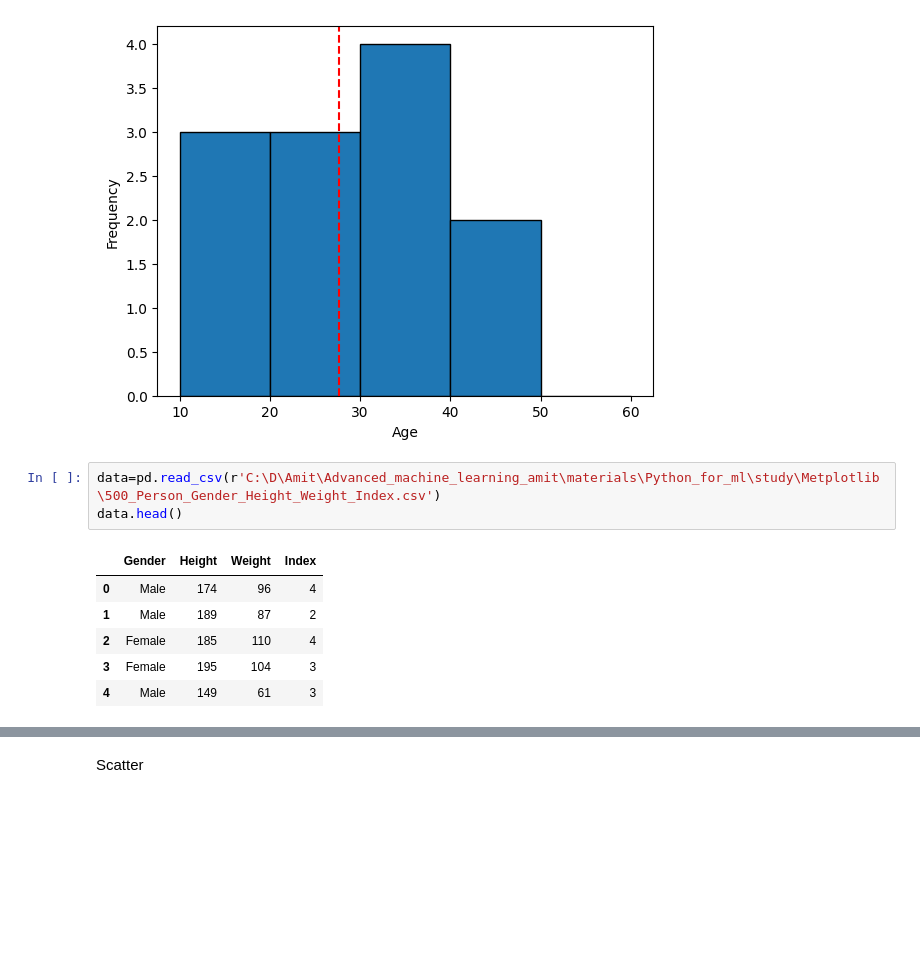
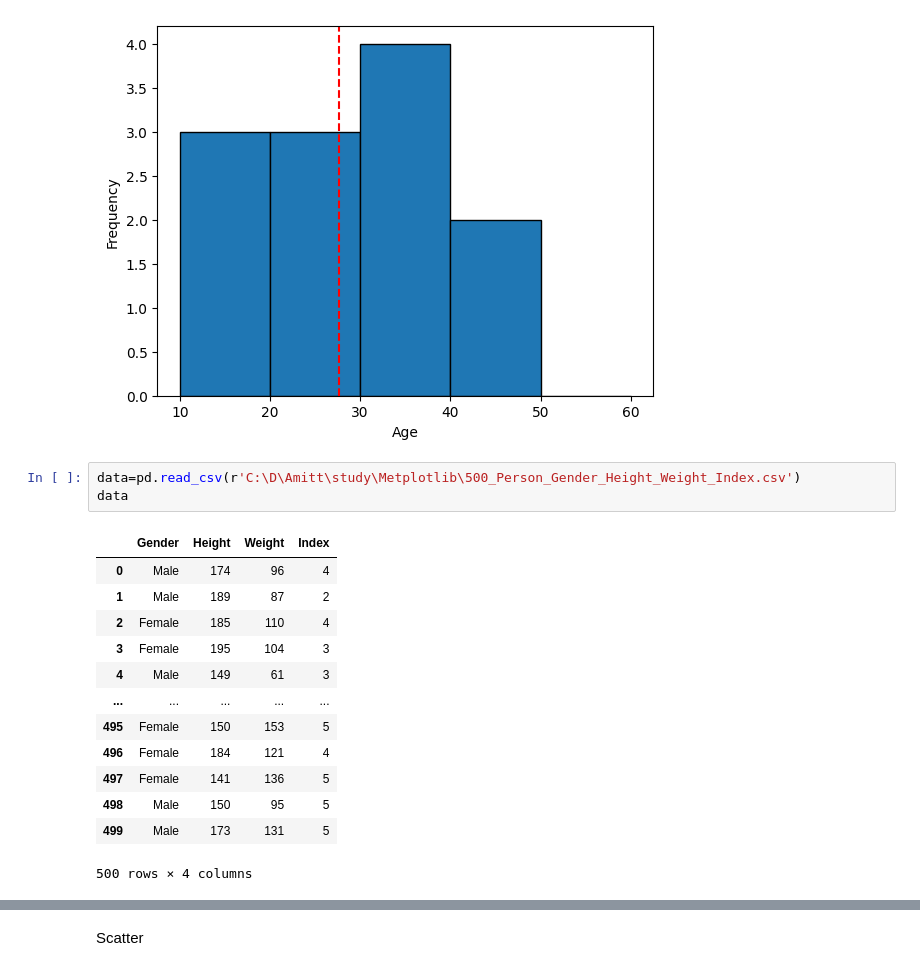
Before and after one commit to Zeyadtharwat66/Amitt, a Jupyter notebook: study/Metplotlib/study_matplotlib.ipynb, the cells around one changed output, grey strips where cells are left out. Drawn from its saved outputs; the diff is of its cells as text; blank space fills up the shorter version.

```diff
--- a/study/Metplotlib/study_matplotlib.ipynb
+++ b/study/Metplotlib/study_matplotlib.ipynb
@@ -159,14 +160,21 @@ plt.xlabel('Age')
 Text(0.5, 0, 'Age')
 [figure]
 # %%
-data=pd.read_csv(r'C:\D\Amit\Advanced_machine_learning_amit\materials\Python_for_ml\study\Metplotlib\500_Person_Gender_Height_Weight_Index.csv')
-data.head()
+data=pd.read_csv(r'C:\D\Amitt\study\Metplotlib\500_Person_Gender_Height_Weight_Index.csv')
+data
 # %% [output]
 |  | Gender | Height | Weight | Index |
 | 0 | Male | 174 | 96 | 4 |
 | 1 | Male | 189 | 87 | 2 |
 | 2 | Female | 185 | 110 | 4 |
 | 3 | Female | 195 | 104 | 3 |
 | 4 | Male | 149 | 61 | 3 |
+| ... | ... | ... | ... | ... |
+| 495 | Female | 150 | 153 | 5 |
+| 496 | Female | 184 | 121 | 4 |
+| 497 | Female | 141 | 136 | 5 |
+| 498 | Male | 150 | 95 | 5 |
+| 499 | Male | 173 | 131 | 5 |
+500 rows × 4 columns
 # %%
 height=data['Height']
```
Also changed, not shown: parts of 4 cells of this notebook, 1 other file.
